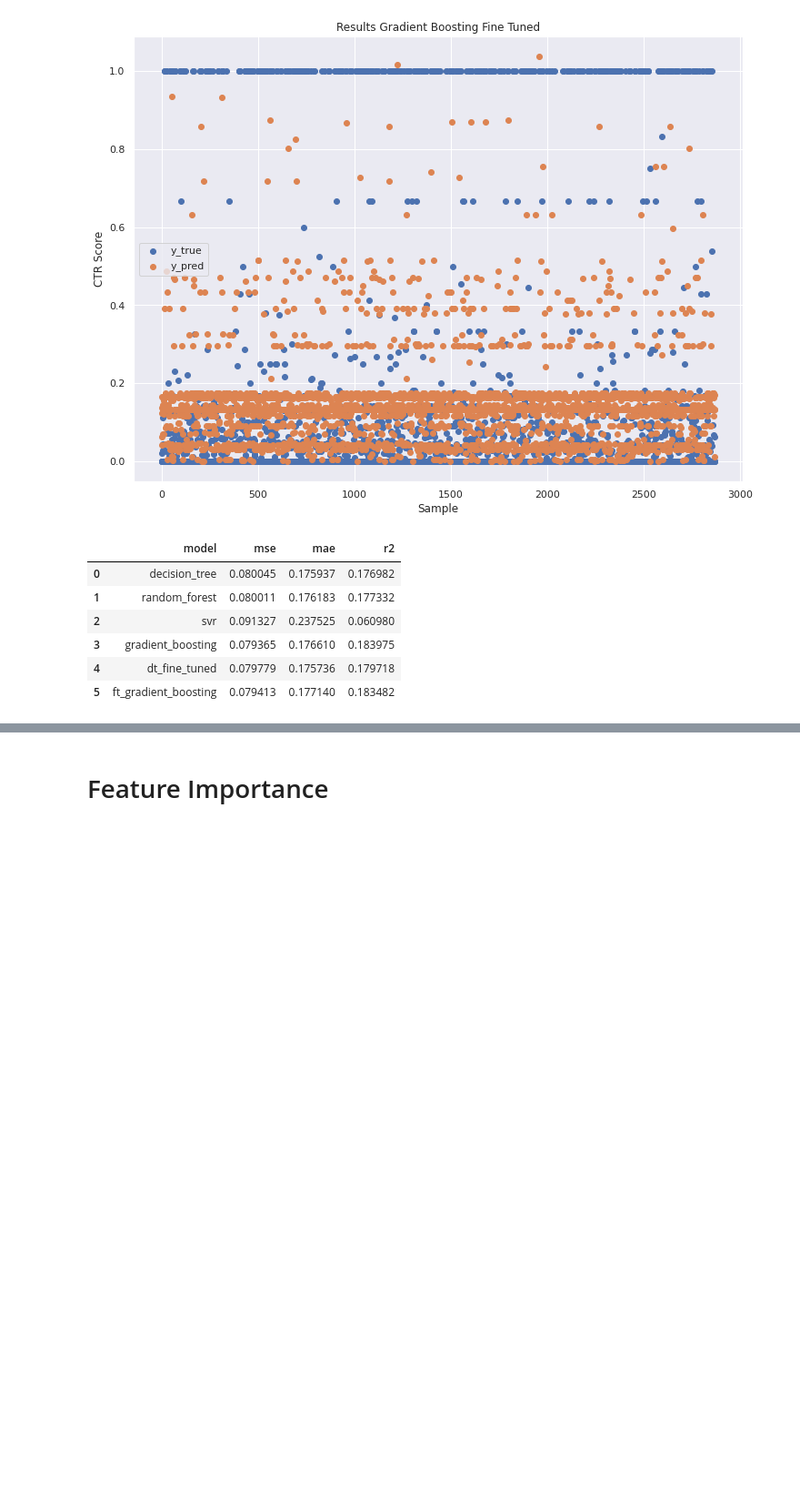
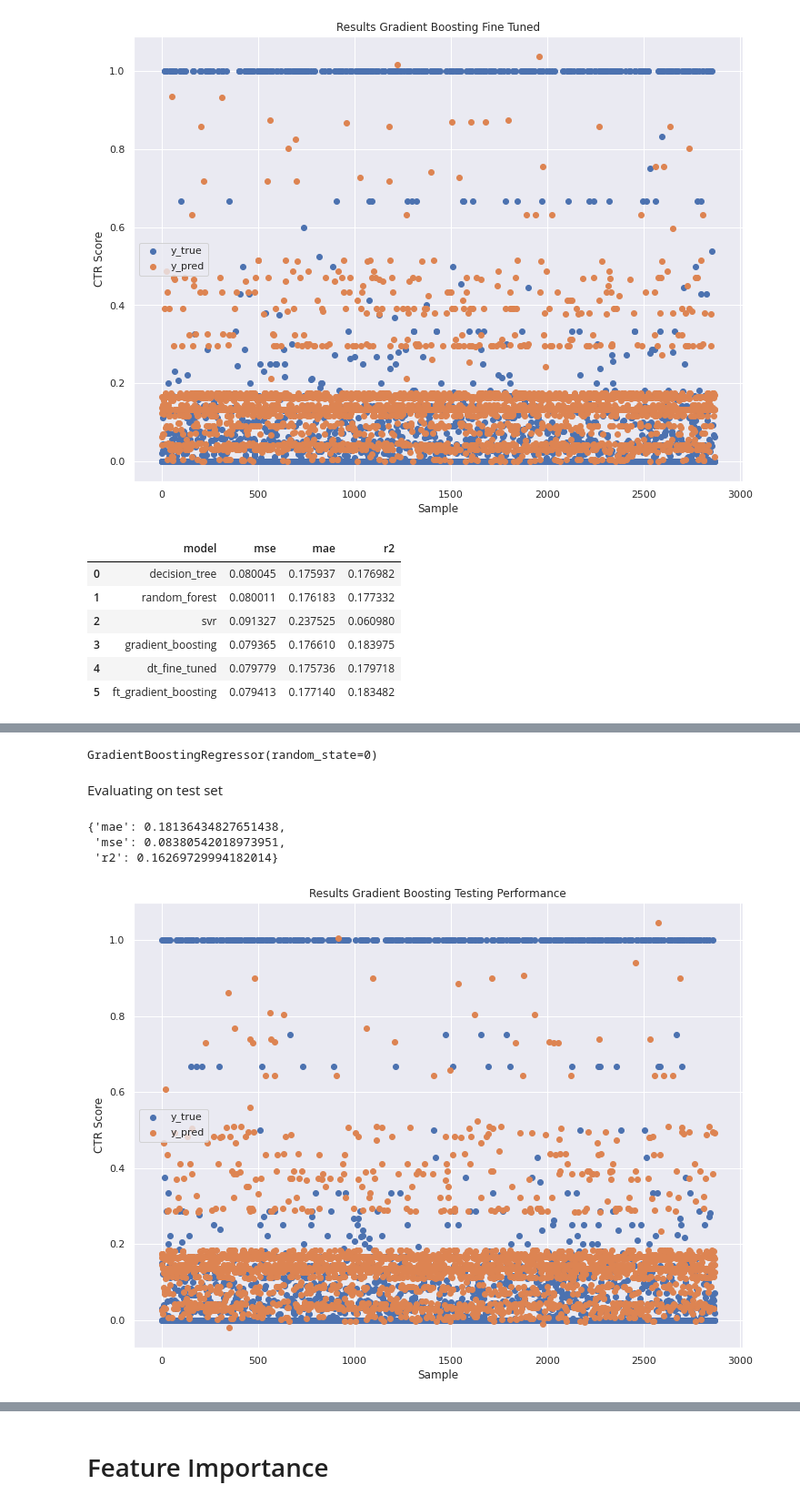
Before and after one commit to adgregory/adsmovil, a Jupyter notebook: CTR_Prueba_Tecnica.ipynb, the cells around one changed output, grey strips where cells are left out. Shown at 91% size. Drawn from its saved outputs; the diff is of its cells as text; code cells hidden in the pictures; blank space fills up the shorter version.

```diff
--- a/CTR_Prueba_Tecnica.ipynb
+++ b/CTR_Prueba_Tecnica.ipynb
@@ -671,21 +686,0 @@ results_df
-# %%
-# Hyperparameters Random Forest
-
-n_estimators = [1550]# [int(x) for x in np.linspace(200, 2000, 2)] #5
-criterion = ['squared_error', 'absolute_error', 'poisson']
-max_depth = [int(x) for x in np.linspace(10, 110, num = 5)] # 5
-max_depth.append(None)
-max_features = ['auto', 'log2', 'sqrt']
-randomGrid_rf = {
-                 'n_estimators': n_estimators,
-                 'criterion': criterion,
-                 'max_depth': max_depth,
-                 'max_features': max_features
-              }
-
-rf_regressor = RandomForestRegressor()
-
-rf_regressor_random = RandomizedSearchCV(estimator = rf_regressor, param_distributions=randomGrid_rf,
-                               n_iter = 50, verbose = 2)
-
-rf_regressor_random.fit(X_train, y_train)
@@ -708,0 +694,15 @@ Fitting 5 folds for each of 50 candidates, totalling 250 fits
+# %%
+gb_regressor = GradientBoostingRegressor(random_state=0)
+gb_regressor.fit(X_train, y_train)
+# %% [output]
+GradientBoostingRegressor(random_state=0)
+# %% [markdown]
+Evaluating on test set
+# %%
+gradient_test_metrics = get_results(gb_regressor, X_test, y_test, name = 'Gradient Boosting Testing Performance')
+gradient_test_metrics
+# %% [output]
+{'mae': 0.18136434827651438,
+ 'mse': 0.08380542018973951,
+ 'r2': 0.16269729994182014}
+[figure, added]
```
Also changed, not shown: parts of 21 cells of this notebook.
